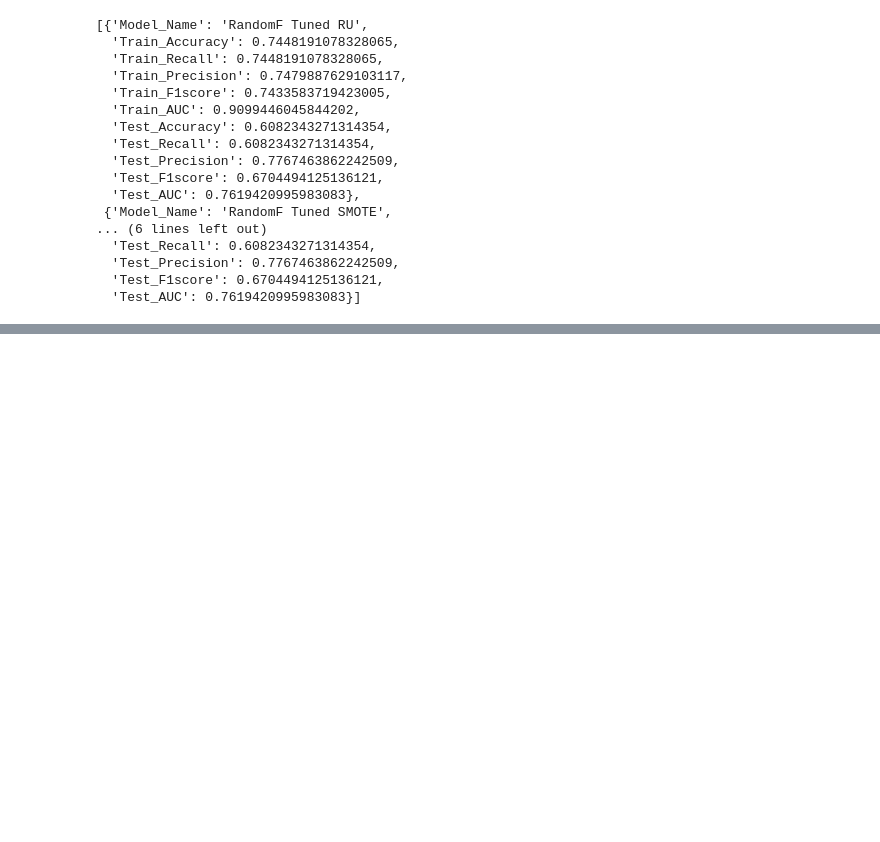
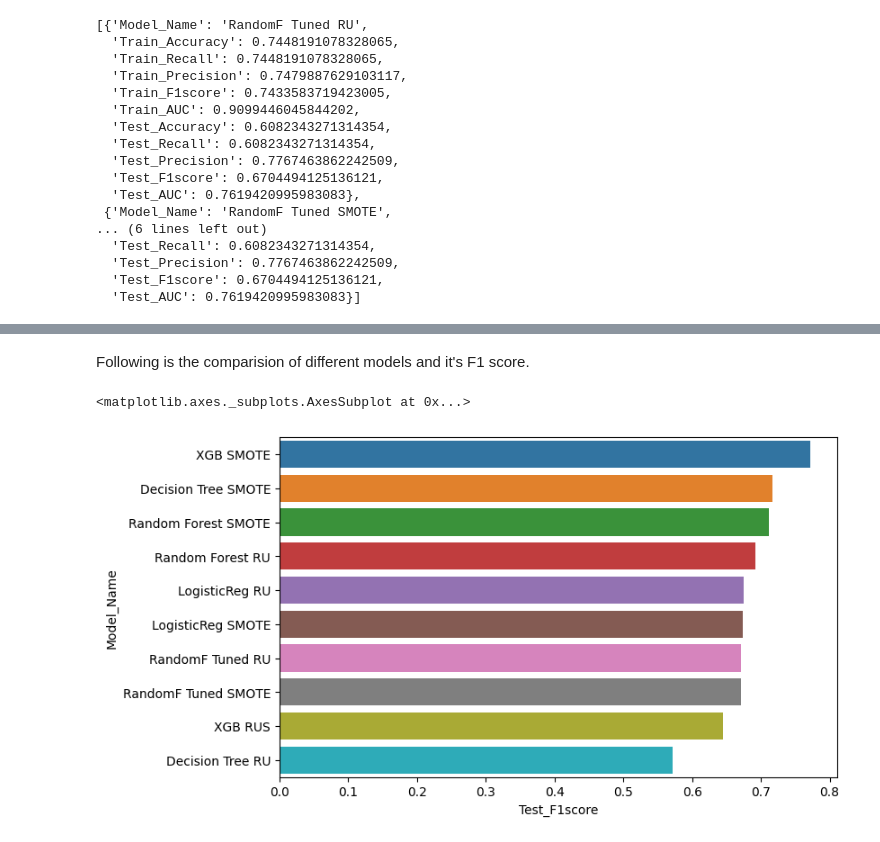
Before and after one commit to akashkivani/almabetter-Email-Campaign-Effectiveness-Prediction-Project, a Jupyter notebook: Email_Campaign_Effectiveness_Prediction.ipynb, the cells around one changed output, grey strips where cells are left out. Cells and saved outputs as stored; diff of their text form; code cells hidden in the pictures; blank space fills up the shorter version.

```diff
--- a/Email_Campaign_Effectiveness_Prediction.ipynb
+++ b/Email_Campaign_Effectiveness_Prediction.ipynb
@@ -1087,0 +1239,3 @@ comparison_df
+# %%
+comparison_df.sort_values(by=["Test_F1score",'Test_AUC'], ascending=(False,False), inplace = True, ignore_index = True)
+comparison_df
@@ -1087,0 +1254,7 @@ comparison_df
+# %% [markdown]
+Following is the comparision of different models and it's F1 score.
+# %%
+sns.barplot(y='Model_Name', x = 'Test_F1score' ,data = comparison_df)
+# %% [output]
+<matplotlib.axes._subplots.AxesSubplot at 0x...>
+[figure, added]
```
Also changed, not shown: parts of 28 cells of this notebook.
